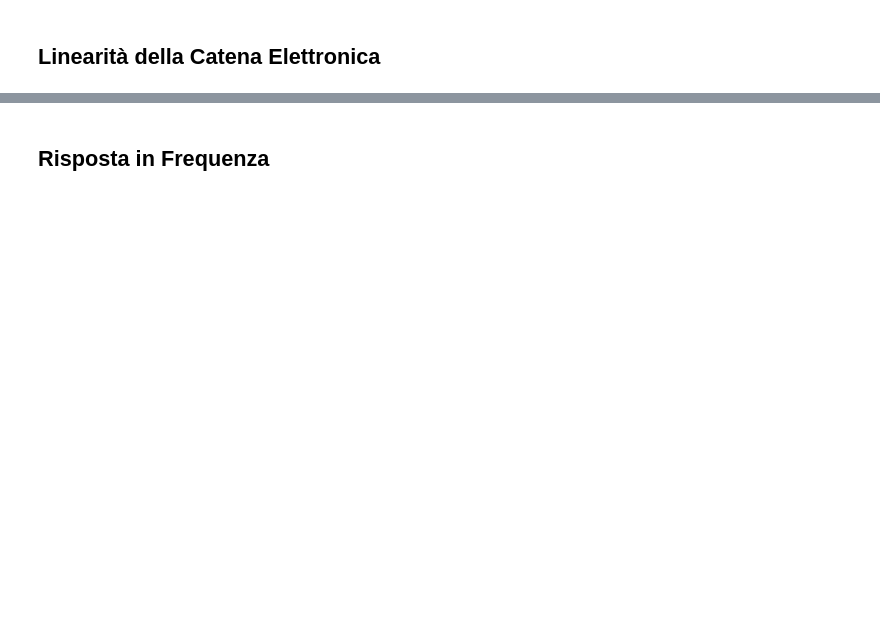
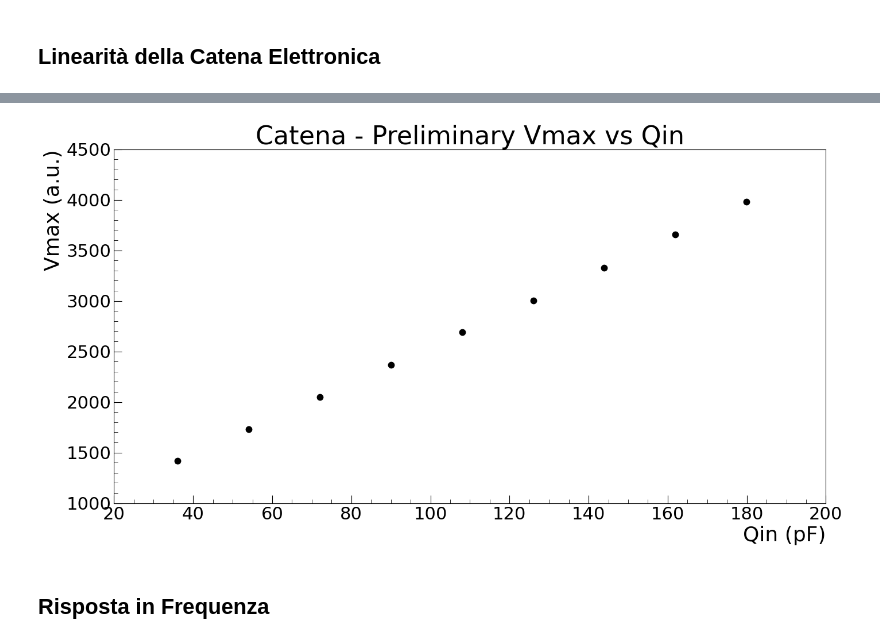
Before and after one commit to niklai99/physics_laboratory_2020_2021, a Jupyter notebook: CATENA ELETTRONICA/Python/InLab.ipynb, the cells around one changed output, grey strips where cells are left out. Cells and saved outputs as stored; diff of their text form; code cells hidden in the pictures; blank space fills up the shorter version.

```diff
--- a/CATENA ELETTRONICA/Python/InLab.ipynb
+++ b/CATENA ELETTRONICA/Python/InLab.ipynb
@@ -351,49 +383,49 @@ plt.show()
 ## Linearità della Catena Elettronica
 # %%
 # READ DATA
-file1 = '../Data/Catena/.dat'
-file2 = '../Data/Catena/.dat'
-file3 = '../Data/Catena/.dat'
-file4 = '../Data/Catena/.dat'
-file5 = '../Data/Catena/.dat'
-file6 = '../Data/Catena/.dat'
-file7 = '../Data/Catena/.dat'
-file8 = '../Data/Catena/.dat'
-file9 = '../Data/Catena/.dat'
+file1 = '../Data/Catena/catena_2us_ROOT.dat'
+file2 = '../Data/Catena/catena_3us_ROOT.dat'
+file3 = '../Data/Catena/catena_4us_ROOT.dat'
+file4 = '../Data/Catena/catena_5us_ROOT.dat'
+file5 = '../Data/Catena/catena_6us_ROOT.dat'
+file6 = '../Data/Catena/catena_7us_ROOT.dat'
+file7 = '../Data/Catena/catena_8us_ROOT.dat'
+file8 = '../Data/Catena/catena_9us_ROOT.dat'
+file9 = '../Data/Catena/catena_10us_ROOT.dat'
 
 data1 = pd.read_csv(file1, sep = ' ', index_col = False, header = None)
 data1.index = np.arange(1, len(data1)+1)
 data1.columns = ['time', 'ADC']
 
-data2 = pd.read_csv(file1, sep = ' ', index_col = False, header = None)
+data2 = pd.read_csv(file2, sep = ' ', index_col = False, header = None)
 data2.index = np.arange(1, len(data2)+1)
 data2.columns = ['time', 'ADC']
 
-data3 = pd.read_csv(file1, sep = ' ', index_col = False, header = None)
+data3 = pd.read_csv(file3, sep = ' ', index_col = False, header = None)
 data3.index = np.arange(1, len(data3)+1)
 data3.columns = ['time', 'ADC']
 
-data4 = pd.read_csv(file1, sep = ' ', index_col = False, header = None)
+data4 = pd.read_csv(file4, sep = ' ', index_col = False, header = None)
 data4.index = np.arange(1, len(data4)+1)
 data4.columns = ['time', 'ADC']
 
-data5 = pd.read_csv(file1, sep = ' ', index_col = False, header = None)
+data5 = pd.read_csv(file5, sep = ' ', index_col = False, header = None)
 data5.index = np.arange(1, len(data5)+1)
 data5.columns = ['time', 'ADC']
 
-data6 = pd.read_csv(file1, sep = ' ', index_col = False, header = None)
+data6 = pd.read_csv(file6, sep = ' ', index_col = False, header = None)
 data6.index = np.arange(1, len(data6)+1)
 data6.columns = ['time', 'ADC']
 
-data7 = pd.read_csv(file1, sep = ' ', index_col = False, header = None)
+data7 = pd.read_csv(file7, sep = ' ', index_col = False, header = None)
 data7.index = np.arange(1, len(data7)+1)
 data7.columns = ['time', 'ADC']
 
-data8 = pd.read_csv(file1, sep = ' ', index_col = False, header = None)
+data8 = pd.read_csv(file8, sep = ' ', index_col = False, header = None)
 data8.index = np.arange(1, len(data8)+1)
 data8.columns = ['time', 'ADC']
 
-data9 = pd.read_csv(file1, sep = ' ', index_col = False, header = None)
+data9 = pd.read_csv(file9, sep = ' ', index_col = False, header = None)
 data9.index = np.arange(1, len(data9)+1)
 data9.columns = ['time', 'ADC']
 
@@ -439,3 +471,4 @@ Q9 = T9 * I * 1e12 #pF
 charge = np.array([Q1, Q2, Q3, Q4, Q5, Q6, Q7, Q8, Q9])
 
 data = pd.DataFrame({'max_values': list(max_values), 'charge': list(charge)}, columns = ['max_values', 'charge'])
+data
@@ -442,33 +486,35 @@ data = pd.DataFrame({'max_values': list(max_values), 'charge': list(charge)}, co
 # %%
 # FIG SETTINGS AND AXES
 fig = plt.figure(figsize=(16,8))
 ax1 = fig.add_subplot(1, 1, 1)
 
 # PLOT DATA
-ax1.plot(data['charge'], data['max_values'], color = '#000000', linewidth = 2, label = 'Data')
+ax1.plot(data['charge'], data['max_values'], color = '#000000', linewidth = 0, marker = '.', markersize = 15, label = 'Data')
 
 # PLOT TITLE
 ax1.set_title('Catena - Preliminary Vmax vs Qin', fontsize = 32)
 
 # AXIS LABELS
 ax1.set_xlabel('Qin (pF)', fontsize = 26, loc = 'right')
 ax1.set_ylabel('Vmax (a.u.)', fontsize = 26, loc = 'top')
 
 # AXIS TICKS
 ax1.tick_params(axis = 'both', which = 'major', labelsize = 22, direction = 'in', length = 10)
 ax1.tick_params(axis = 'both', which = 'minor', labelsize = 22, direction = 'in', length = 5)
 ax1.set_xticks(ticks = ax1.get_xticks(), minor = True)
 ax1.set_yticks(ticks = ax1.get_yticks(), minor = True)
 ax1.minorticks_on()
 
 # PLOT RANGE
 #ax1.set_xlim(left = 0, right = 2047)
 #ax1.set_ylim(bottom = 700)
 
 # SAVE FIGURE
 #fig.savefig('../Logbook/.png', dpi = 300)
 
 plt.show()
+# %% [output]
+[figure, added]
 # %% [markdown]
 ## Risposta in Frequenza
 # %%
```
Also changed, not shown: parts of 7 cells of this notebook, 16 other files.
